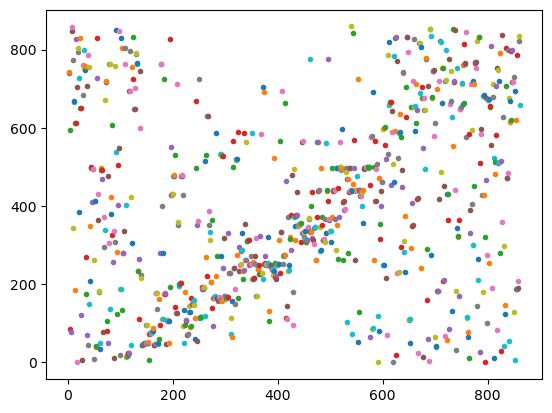
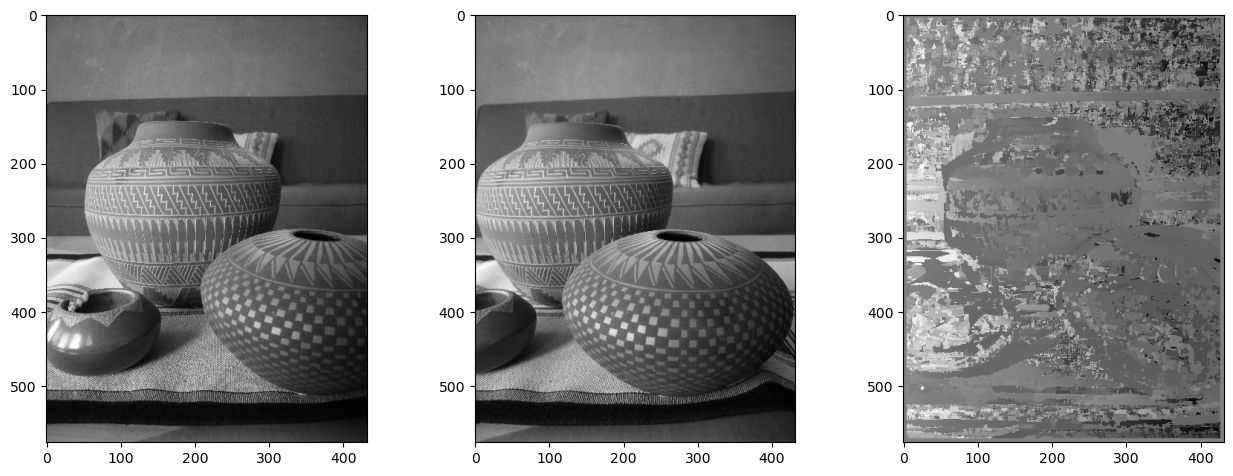
Unified diff of the notebook cell whose output changed from the first chart to the second:
--- before
+++ after
@@ -5,25 +5,30 @@
 import matplotlib.pyplot as plt
 
-gA = cv2.imread('../Images/deptha.jpg', 0)  
-gAc = gA[0::4, 0::4]   # downsample 
-(ma, na) = gAc.shape
-print("gAc.shape = ", ma, na)
-cv2.imshow("gAc", gAc)
+fig, (ax1, ax2, ax3) = plt.subplots(1, 3)    # create a figure with 2 axes (plot windows)
+plt.subplots_adjust(right=2, top=1, wspace=0.25)  # adjust them for the right look
+
+gA = cv2.imread('../Images/deptha.jpg', 0) 
+gAc = cv2.resize(gA, None, fx = 0.125, fy = 0.125)
+ax1.imshow(gAc, cmap='gray')
 
 gB = cv2.imread('../Images/depthb.jpg', 0)  
-gBc = gB[0::4, 0::4]    # downsample 
+gBc = cv2.resize(gB, None, fx = 0.125, fy = 0.125) 
+ax2.imshow(gBc, cmap='gray')
 (M,N) = gBc.shape 
 print("gBc.shape = ", M, N)
 
-win = 5
-for m in range(400,401):
-    for n in range(2,N-2):
-        wA = gAc[m-2:m+3,n-2:n+3]  # the template
-        wB = gBc[m-2:m+3,:]  # the image
-        result = cv2.matchTemplate(wB, wA, cv2.TM_CCOEFF_NORMED)
+dAB = np.zeros((M,N))
+
+h = 5  # window halfwidth
+for m in range(h,M-h):
+    wB = gBc[m-h:m+h+1,:]  # the image
+    for n in range(h,N-h):
+        template = gAc[m-h:m+h+1,n-h:n+h+1]  # the template
+        #ax1.plot([n-h,n+h,n+h,n-h,n-h],[m-h,m-h,m+h,m+h,m-h],'w')
+        result = cv2.matchTemplate(wB, template, cv2.TM_CCOEFF_NORMED)
         minVal, maxVal, minLoc, maxLoc = cv2.minMaxLoc(result)
-        plt.plot(n,maxLoc[0],'.')
-    print(m)
+        #ax2.plot(maxLoc[0],maxLoc[1]+m,'ro')
+        dAB[m,n] = maxLoc[0] - n
+        
+ax3.imshow(dAB, cmap = 'gray')
     
-cv2.waitKey(0)
-cv2.destroyAllWindows()

Commit: comp vision power method